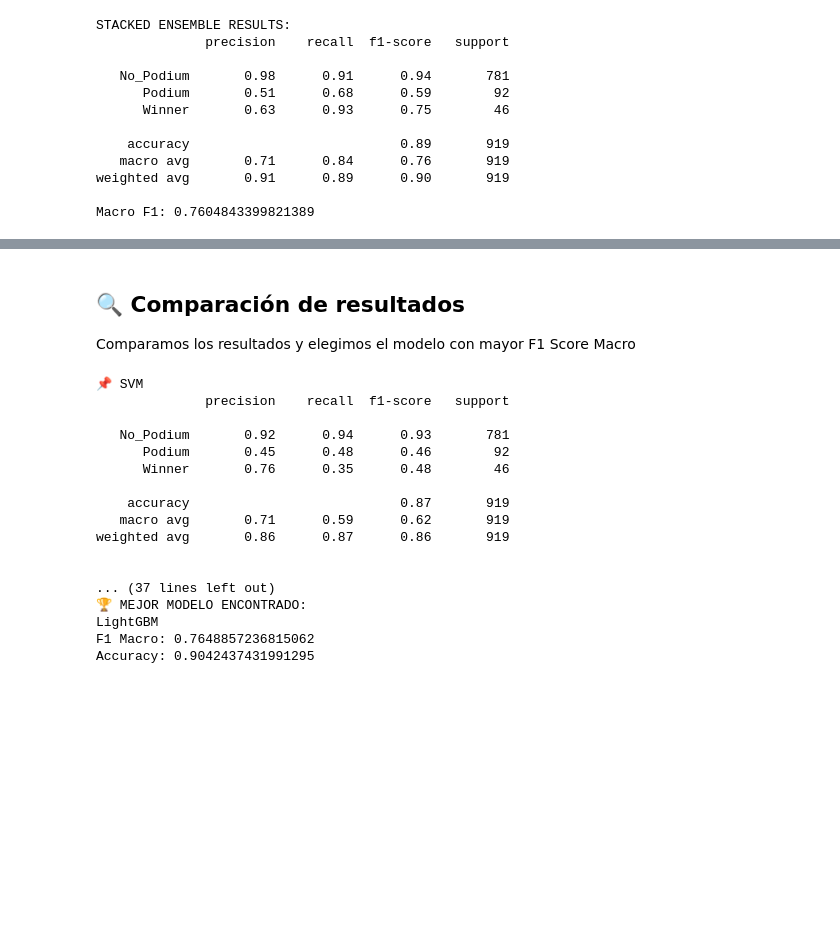
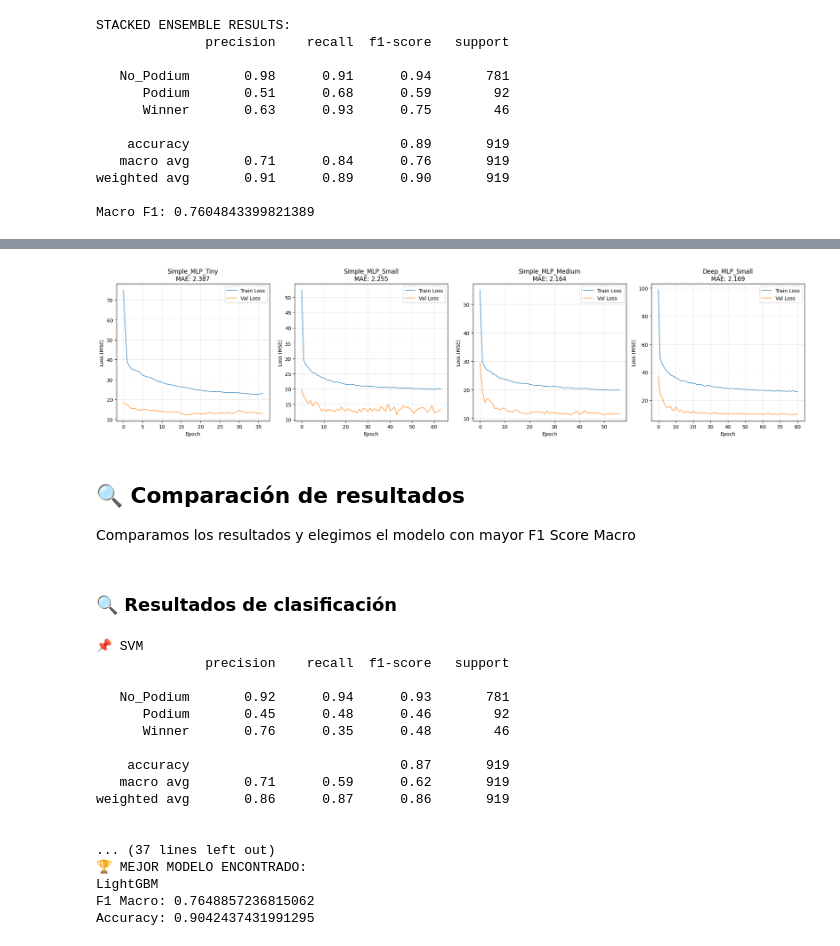
Before and after one commit to CTepedino/tp-data-science, a Jupyter notebook: entregable3_cda.ipynb, the cells around one changed output, grey strips where cells are left out. Drawn from its saved outputs; the diff is of its cells as text; code cells hidden in the pictures; blank space fills up the shorter version.

```diff
--- a/entregable3_cda.ipynb
+++ b/entregable3_cda.ipynb
@@ -1033,0 +1146,21 @@ Macro F1: 0.7604843399821389
+# %%
+# para la carga de datos
+class F1Dataset(Dataset):
+    def __init__(self, features, labels):
+        self.features = features
+        self.labels = labels
+
+    def __len__(self):
+        return len(self.features)
+
+    def __getitem__(self, idx):
+        return self.features[idx], self.labels[idx]
+
+def create_dataloaders(X_train, y_train, X_val, y_val, batch_size=64):
+    train_dataset = F1Dataset(X_train, y_train)
+    val_dataset = F1Dataset(X_val, y_val)
+
+    train_loader = DataLoader(train_dataset, batch_size=batch_size, shuffle=True)
+    val_loader = DataLoader(val_dataset, batch_size=batch_size, shuffle=False)
+
+    return train_loader, val_loader
@@ -1034,6 +1451,26 @@ Macro F1: 0.7604843399821389
+# %%
+fig, axes = plt.subplots(1, 4, figsize=(20, 5))
+axes = axes.flatten()
+
+for idx, result in enumerate(results):
+    ax = axes[idx]
+    ax.plot(result['train_losses'], label='Train Loss', alpha=0.7)
+    ax.plot(result['val_losses'], label='Val Loss', alpha=0.7)
+    ax.set_title(f"{result['name']}\nMAE: {result['metrics']['MAE']:.3f}")
+    ax.set_xlabel('Epoch')
+    ax.set_ylabel('Loss (MSE)')
+    ax.legend()
+    ax.grid(True, alpha=0.3)
+
+plt.tight_layout()
+plt.show()
+# %% [output]
+[figure, added]
 # %% [markdown]
 ## 🔍 Comparación de resultados
 Comparamos los resultados y elegimos el modelo con mayor F1 Score Macro
+# %% [markdown]
+### 🔍 Resultados de clasificación
 # %%
 
 def evaluate_model(name, model):
```
Also changed, not shown: parts of 23 cells of this notebook.
